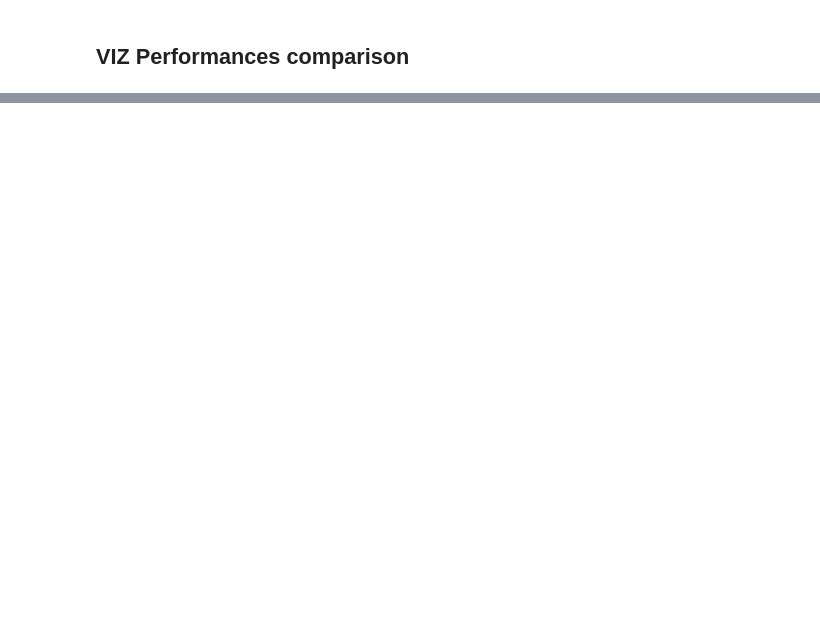
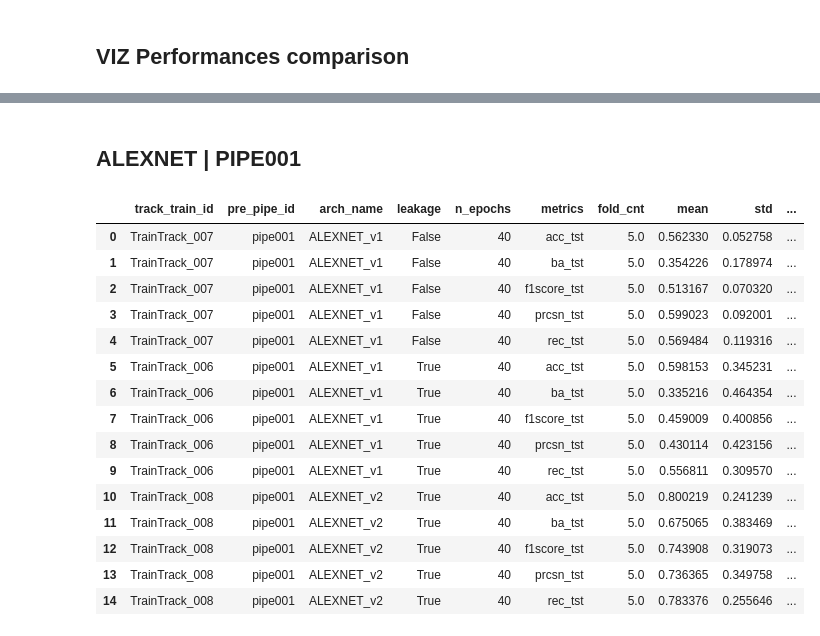
Before and after one commit to fredy-rojas/LungCancer, a Jupyter notebook: notebook/tsk01/exp01/FR_t01e01nb04_VIZ_Kfold_results_analysis_v1.ipynb, the cells around one changed output, grey strips where cells are left out. Cells and saved outputs as stored; diff of their text form; code cells hidden in the pictures; blank space fills up the shorter version.

```diff
--- a/notebook/tsk01/exp01/FR_t01e01nb04_VIZ_Kfold_results_analysis_v1.ipynb
+++ b/notebook/tsk01/exp01/FR_t01e01nb04_VIZ_Kfold_results_analysis_v1.ipynb
@@ -331,0 +532,23 @@ print(dir(leg))
+# %% [markdown]
+## ALEXNET | PIPE001
+# %%
+d_m = perf_last_epoch_metric_distr_info(d_meta, arch_name_wild_card="alexnet",
+                                        pipe_names=['pipe001'])
+d_m
+# %% [output]
+|  | track_train_id | pre_pipe_id | arch_name | leakage | n_epochs | metrics | fold_cnt | mean | std | ... |
+| 0 | TrainTrack_007 | pipe001 | ALEXNET_v1 | False | 40 | acc_tst | 5.0 | 0.562330 | 0.052758 | ... |
+| 1 | TrainTrack_007 | pipe001 | ALEXNET_v1 | False | 40 | ba_tst | 5.0 | 0.354226 | 0.178974 | ... |
+| 2 | TrainTrack_007 | pipe001 | ALEXNET_v1 | False | 40 | f1score_tst | 5.0 | 0.513167 | 0.070320 | ... |
+| 3 | TrainTrack_007 | pipe001 | ALEXNET_v1 | False | 40 | prcsn_tst | 5.0 | 0.599023 | 0.092001 | ... |
+| 4 | TrainTrack_007 | pipe001 | ALEXNET_v1 | False | 40 | rec_tst | 5.0 | 0.569484 | 0.119316 | ... |
+| 5 | TrainTrack_006 | pipe001 | ALEXNET_v1 | True | 40 | acc_tst | 5.0 | 0.598153 | 0.345231 | ... |
+| 6 | TrainTrack_006 | pipe001 | ALEXNET_v1 | True | 40 | ba_tst | 5.0 | 0.335216 | 0.464354 | ... |
+| 7 | TrainTrack_006 | pipe001 | ALEXNET_v1 | True | 40 | f1score_tst | 5.0 | 0.459009 | 0.400856 | ... |
+| 8 | TrainTrack_006 | pipe001 | ALEXNET_v1 | True | 40 | prcsn_tst | 5.0 | 0.430114 | 0.423156 | ... |
+| 9 | TrainTrack_006 | pipe001 | ALEXNET_v1 | True | 40 | rec_tst | 5.0 | 0.556811 | 0.309570 | ... |
+| 10 | TrainTrack_008 | pipe001 | ALEXNET_v2 | True | 40 | acc_tst | 5.0 | 0.800219 | 0.241239 | ... |
+| 11 | TrainTrack_008 | pipe001 | ALEXNET_v2 | True | 40 | ba_tst | 5.0 | 0.675065 | 0.383469 | ... |
+| 12 | TrainTrack_008 | pipe001 | ALEXNET_v2 | True | 40 | f1score_tst | 5.0 | 0.743908 | 0.319073 | ... |
+| 13 | TrainTrack_008 | pipe001 | ALEXNET_v2 | True | 40 | prcsn_tst | 5.0 | 0.736365 | 0.349758 | ... |
+| 14 | TrainTrack_008 | pipe001 | ALEXNET_v2 | True | 40 | rec_tst | 5.0 | 0.783376 | 0.255646 | ... |
```
Also changed, not shown: parts of 21 cells of this notebook.
